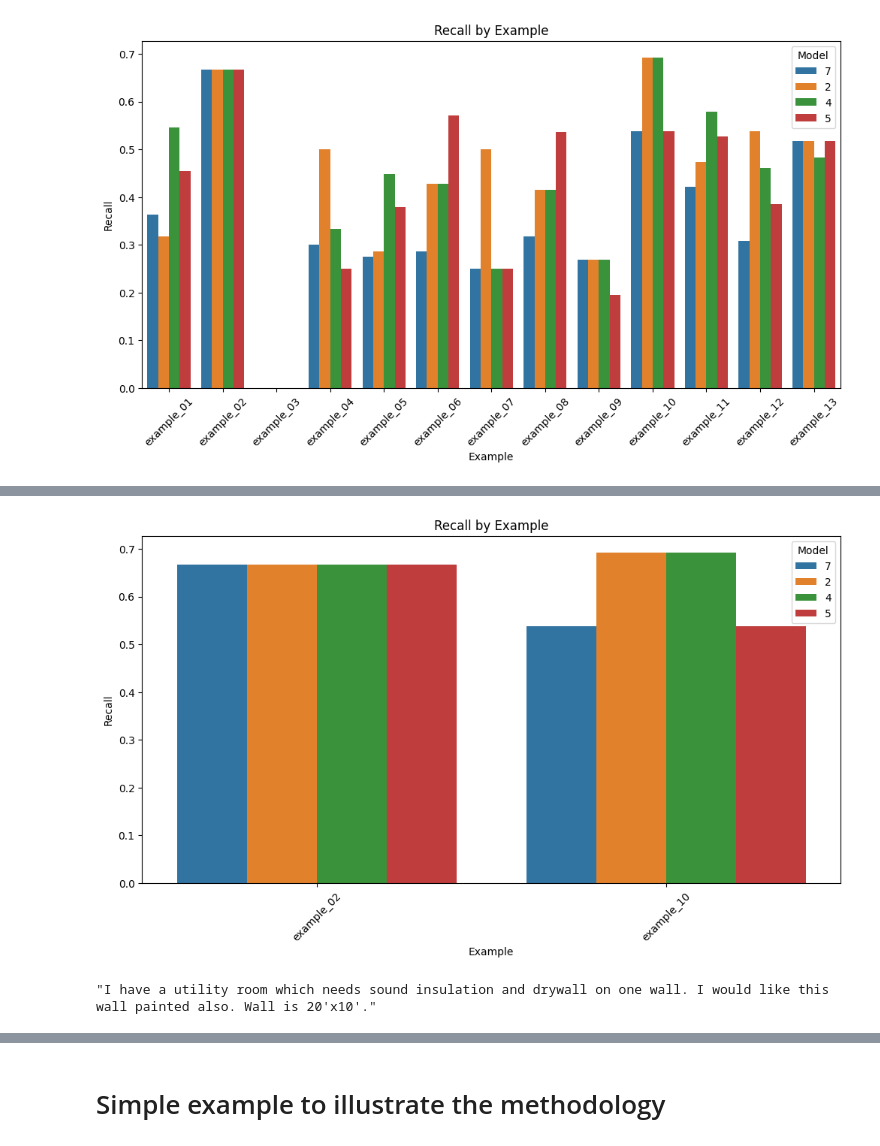
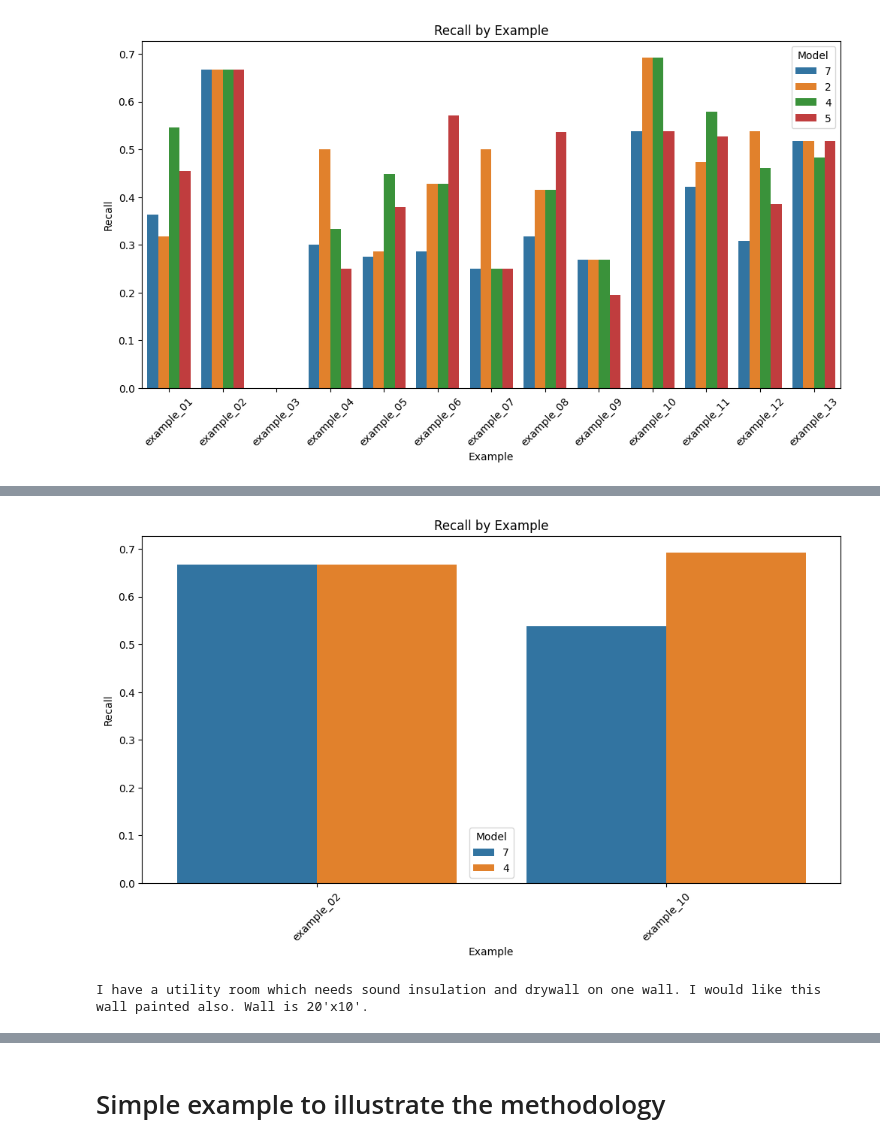
Before and after one commit to krzischp/handoff-eval, a Jupyter notebook: notebooks/evaluation.ipynb, the cells around one changed output, grey strips where cells are left out. Cells and saved outputs as stored; diff of their text form; code cells hidden in the pictures.

Commit message:
add new deep dive investigation plots + update README.md

```diff
--- a/notebooks/evaluation.ipynb
+++ b/notebooks/evaluation.ipynb
@@ -110,15 +106,15 @@ agg_recall
 # %%
 # Plot after filtering specific examples and models
 x = "example"
 # Recall
 error_type = "recall"
-filtered_df = handoff_eval.evaluation.filter_metrics(df_metrics, example_list=["example_02", "example_10"], model_list=["2", "4", "5", "7"])
+filtered_df = handoff_eval.evaluation.filter_metrics(df_metrics, example_list=["example_02", "example_10"], model_list=["4", "7"])
 handoff_eval.evaluation.plot_model_metrics(filtered_df, x=x, metric_name=error_type.capitalize())
 # %% [output]
-[figure, old version]
+[figure, new version]
 # %%
-# print(matched_pairs_dict["2"]["example_01"]["matched_pairs_data"])
-ground_truth_data["example_02"]["input"]
+# Investigate input of specific examples
+print(ground_truth_data["example_02"]["input"])
 # %% [output]
-"I have a utility room which needs sound insulation and drywall on one wall. I would like this wall painted also. Wall is 20'x10'."
+I have a utility room which needs sound insulation and drywall on one wall. I would like this wall painted also. Wall is 20'x10'.
 # %%
```
Also changed, not shown: parts of 7 cells of this notebook, 6 other files.
